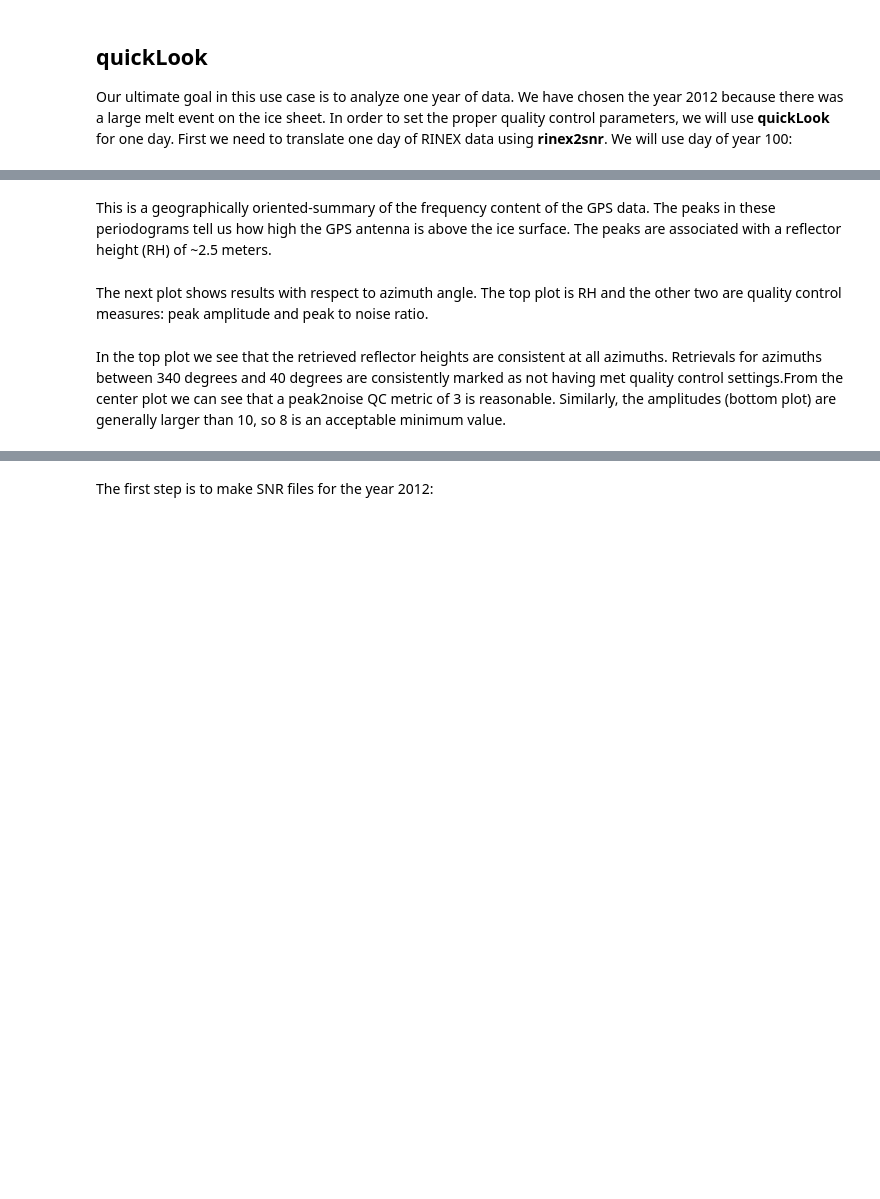
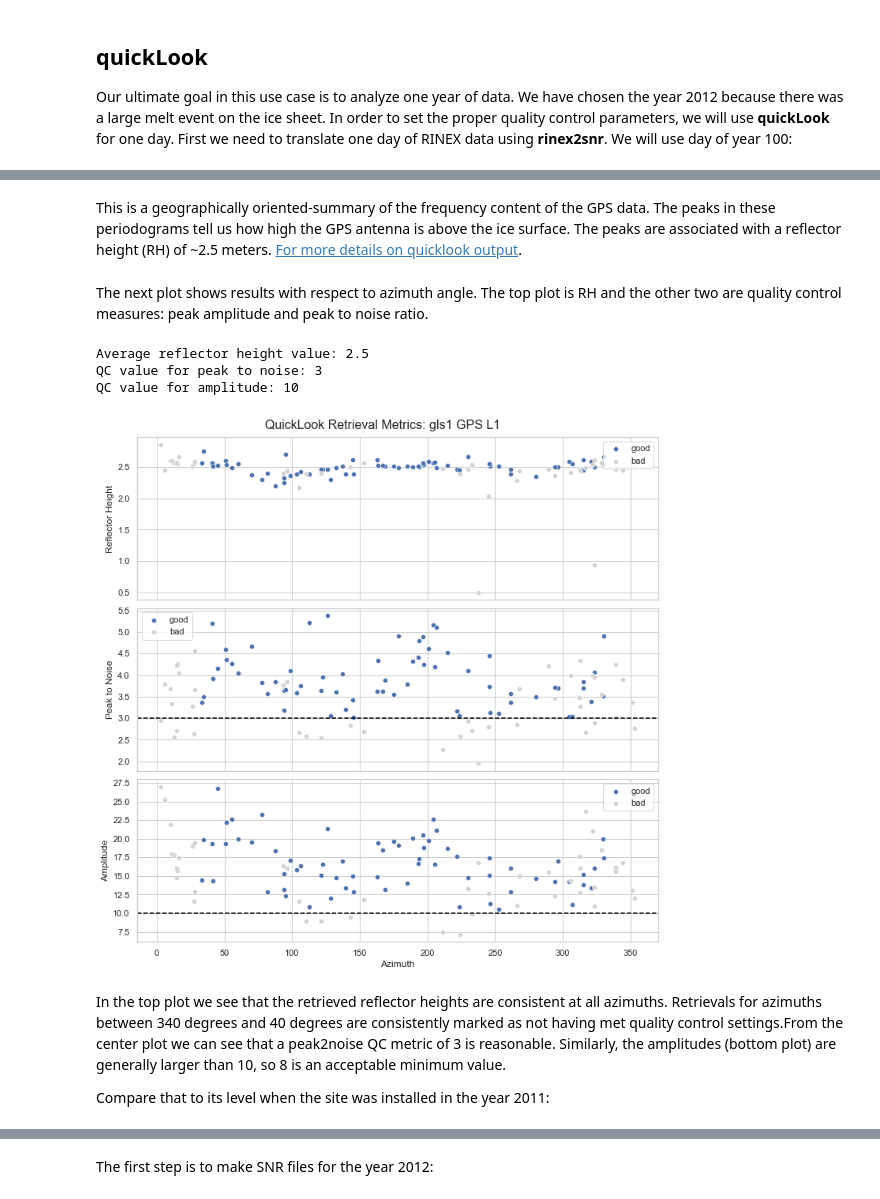
Before and after one commit to timdittmann/gnssrefl_jupyter_github, a Jupyter notebook: notebooks/GLS1_use_case.ipynb, the cells around one changed output, grey strips where cells are left out. Saved outputs shown, nothing was run; the diff lists cells and outputs as text; code cells hidden in the pictures; blank space fills up the shorter version.

```diff
--- a/notebooks/GLS1_use_case.ipynb
+++ b/notebooks/GLS1_use_case.ipynb
@@ -164,33 +142,41 @@ quicklook_results(args, values)
 # %% [markdown]
 This is a geographically oriented-summary of the frequency content of the GPS data.
 The peaks in these periodograms tell us how high the GPS antenna is above the ice surface.
-The peaks are associated with a reflector height (RH) of ~2.5 meters.
+The peaks are associated with a reflector height (RH) of ~2.5 meters. [For more details on quicklook output](https://github.com/kristinemlarson/gnssrefl/blob/master/docs/quickLook_desc.md).
 # %% [markdown]
 The next plot shows results with respect to azimuth angle.  The top plot is RH and the other
 two are quality control measures: peak amplitude and peak to noise ratio.
 # %%
-success, fail = quicklook_metrics(args, datakeys)
+success, fail = check_parameters.quicklook_metrics(metrics)
 fig, axes = plt.subplots(ncols=1, nrows=3, figsize=(10,10), sharex=True)
 fig.suptitle(f'QuickLook Retrieval Metrics: {args["station"]} GPS L1', size=16)
 
 for i, ax in enumerate(axes):
-    g = sns.scatterplot(x='Azimuth',y=success.columns[i+1], data=success, ax=ax, label='good')
-    g = sns.scatterplot(x='Azimuth',y=fail.columns[i+1], data=fail, ax=ax, color='lightgrey', label='bad')
+    g = sns.scatterplot(x='Azimuth (deg)',y=success.columns[i+1], data=success, ax=ax, label='good')
+    g = sns.scatterplot(x='Azimuth (deg)',y=fail.columns[i+1], data=fail, ax=ax, color='lightgrey', label='bad')
 
 axes[0].legend(loc='upper right')
+
 avg_rh = np.mean(success['Reflector Height'])
 qc_val_peak2noise = round(min(success['Peak to Noise']))
 axes[1].axhline(qc_val_peak2noise, linestyle='--', color='black', label='QC value used')
 qc_val_amp = round(min(success['Amplitude']))
 axes[2].axhline(qc_val_amp, linestyle='--', color='black', label='QC value used')
 print(f'Average reflector height value: {avg_rh:.1f}')
 print('QC value for peak to noise:', qc_val_peak2noise)
 print('QC value for amplitude:', qc_val_amp)
 
 plt.tight_layout()
 plt.show()
+# %% [output]
+Average reflector height value: 2.5
+QC value for peak to noise: 3
+QC value for amplitude: 10
+[figure, added]
 # %% [markdown]
 In the top plot we see that the retrieved reflector heights are consistent at all azimuths.
 Retrievals for azimuths between 340 degrees and 40 degrees are consistently marked as not having
 met quality control settings.From the center plot we can see that a peak2noise QC metric of 3 is reasonable.
 Similarly, the amplitudes (bottom plot) are generally larger than 10, so 8 is an acceptable minimum value.
+
+Compare that to its level when the site was installed in the year 2011:
```
Also changed, not shown: parts of 15 cells of this notebook, 8 other files.
